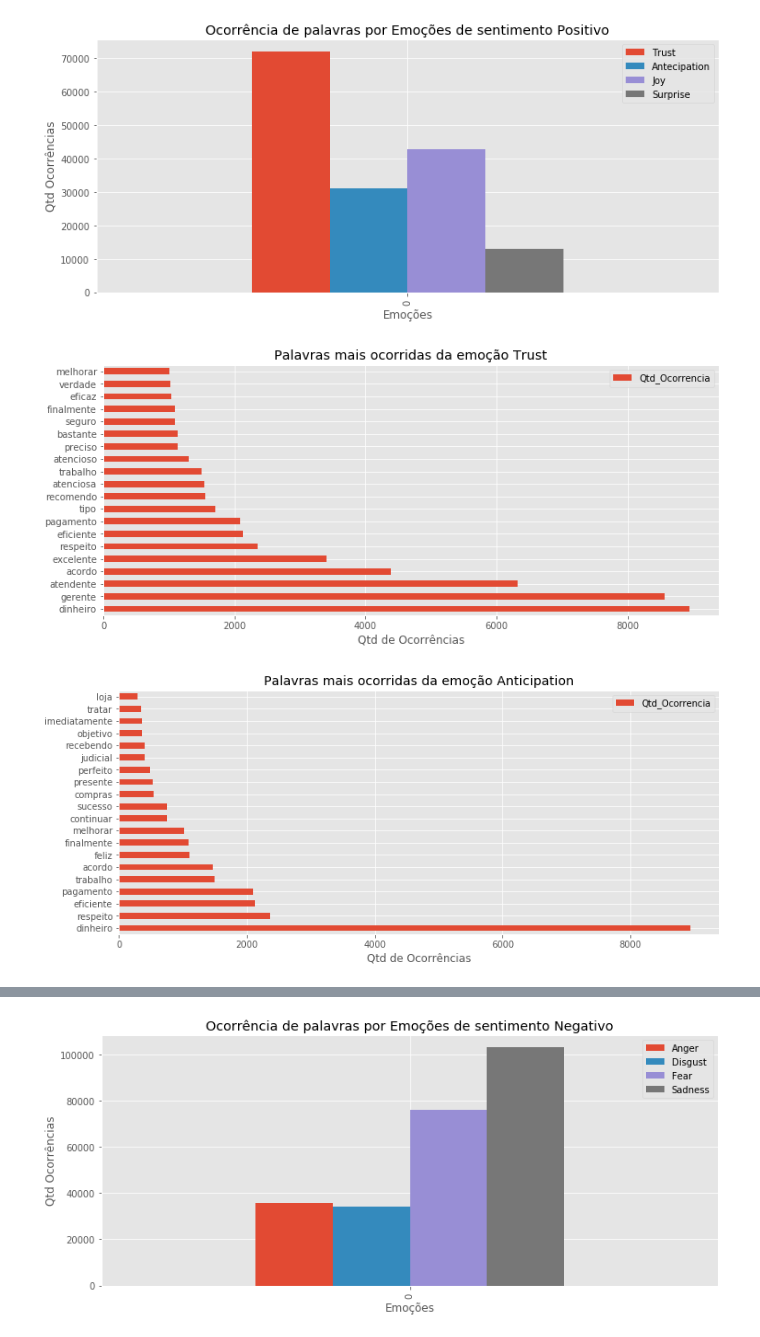
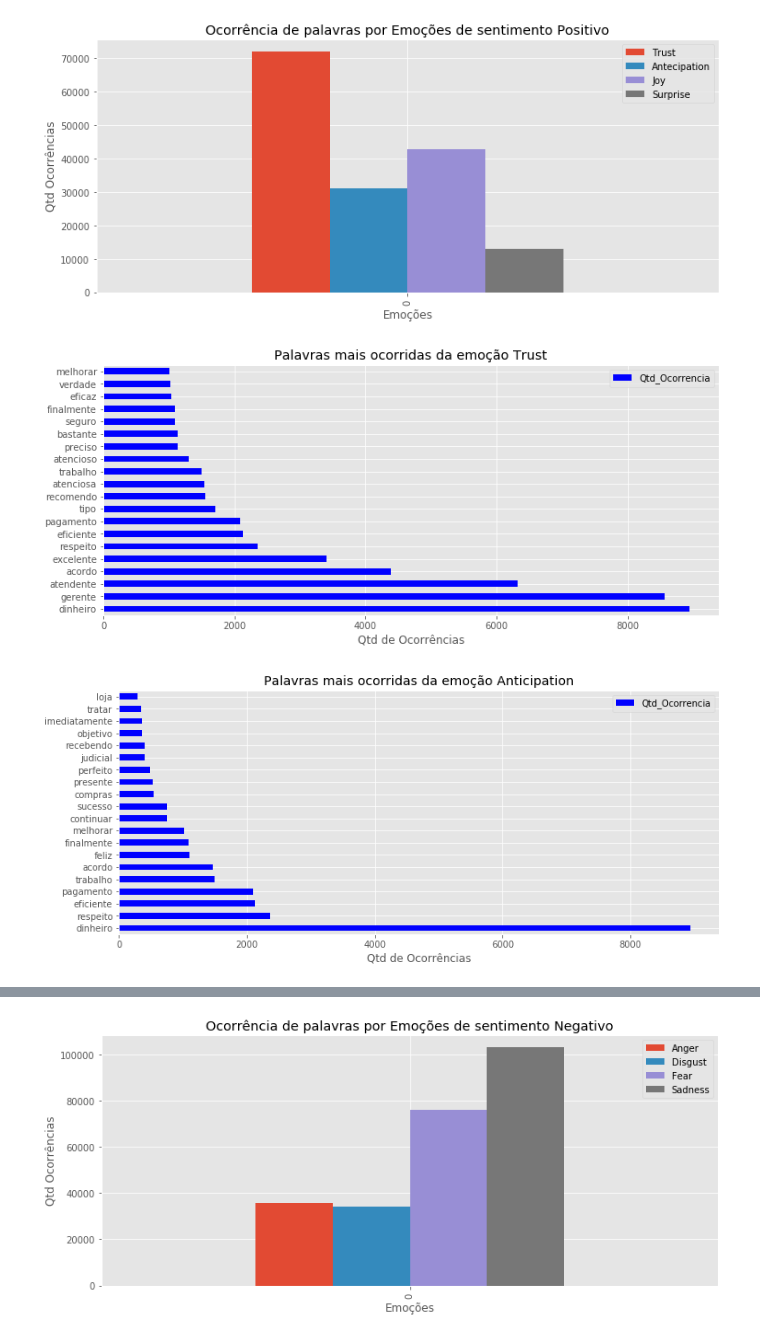
Before and after one commit to FIlipeRBLuz/Data-Science, a Jupyter notebook: NLP_RECLAME_AQUI_V2_0.ipynb, the cells around one changed output, grey strips where cells are left out. Saved outputs shown, nothing was run; the diff lists cells and outputs as text; code cells hidden in the pictures.

```diff
--- a/NLP_RECLAME_AQUI_V2_0.ipynb
+++ b/NLP_RECLAME_AQUI_V2_0.ipynb
@@ -61,3 +80,0 @@ df_rnk_reclamacao = df_ranking.merge(df_reclamacoes, left_on="companyId", right_
-# %%
-# Atribuindo colun ID como indice para facilitar etapa de merge
-df_rnk_reclamacao = df_rnk_reclamacao.set_index("id")
@@ -499,0 +530,22 @@ for idx, word in zip(df_rnk_reclamacao.index,df_rnk_reclamacao["evaluation"]):
+# %%
+tokenize = []
+
+
+# = nltk.FreqDist(w.lower() for w in floresta.words() if w not in stopwords)
+
+for idx, word in zip(df_rnk_reclamacao.index,df_rnk_reclamacao["evaluation"]):
+
+    if word not in stopwords_pt:
+        [tokenize.extend( (nltk.word_tokenize(word))), idx]
+
+
+print(len(tokenize))
+
+
+bagofWords = []
+
+for i in tokenize:
+  if i in lexico.index:
+    bagofWords.append(i)
+
+tokenize = bagofWords
@@ -499,0 +558,4 @@ for idx, word in zip(df_rnk_reclamacao.index,df_rnk_reclamacao["evaluation"]):
+# %%
+df_reclamacao = df_rnk_reclamacao.copy()
+
+df_rnk_reclamacao = pd.DataFrame(tokenize, columns=["Words"]).merge(lexico, right_on=lexico.index, left_on='Words', how="left").fillna(0)
@@ -541,10 +782,10 @@ plt.show()
 # %% [output]
 [figure]
 # %%
-palavras_positivas_trust = teste[(teste.Positive=='1') & (teste.Trust=='1') ]
-palavras_positivas_anticipation = teste[(teste.Positive=='1') & (teste.Anticipation=='1') ]
-palavras_positivas_joy = teste[(teste.Positive=='1') & (teste.Joy=='1') ]
-palavras_positivas_surprise = teste[(teste.Positive=='1') & (teste.Surprise=='1') ]
+palavras_positivas_trust = df_rnk_reclamacao[(df_rnk_reclamacao.Positive=='1') & (df_rnk_reclamacao.Trust=='1') ]
+palavras_positivas_anticipation = df_rnk_reclamacao[(df_rnk_reclamacao.Positive=='1') & (df_rnk_reclamacao.Anticipation=='1') ]
+palavras_positivas_joy = df_rnk_reclamacao[(df_rnk_reclamacao.Positive=='1') & (df_rnk_reclamacao.Joy=='1') ]
+palavras_positivas_surprise = df_rnk_reclamacao[(df_rnk_reclamacao.Positive=='1') & (df_rnk_reclamacao.Surprise=='1') ]
 # %%
 sentimentos_positivos  = pd.DataFrame([[palavras_positivas_trust["Trust"].values.astype(int).sum()\
                                         ,palavras_positivas_anticipation["Anticipation"].values.astype(int).sum()\
@@ -564,24 +805,24 @@ palavras_positivas_trust[["Trust","Positive","Surprise","Joy","Trust"]] = palavr
 # %%
 from collections import Counter
 
 pd.DataFrame.from_dict(Counter(palavras_positivas_trust["Words"]), orient='index',\
                        columns=["Qtd_Ocorrencia"]).sort_values(ascending=False, by="Qtd_Ocorrencia")[:20]\
-.plot(kind="barh", figsize=(12,5))
+.plot(kind="barh", figsize=(12,5),color='blue')
 plt.title("Palavras mais ocorridas da emoção Trust")
 plt.xlabel("Qtd de Ocorrências")
 plt.show()
 # %% [output]
-[figure, old version]
+[figure, new version]
 # %%
 
 pd.DataFrame.from_dict(Counter(palavras_positivas_anticipation["Words"]), orient='index',\
                        columns=["Qtd_Ocorrencia"]).sort_values(ascending=False, by="Qtd_Ocorrencia")[:20]\
-.plot(kind="barh", figsize=(12,5))
+.plot(kind="barh", figsize=(12,5),color='blue')
 plt.title("Palavras mais ocorridas da emoção Anticipation")
 plt.xlabel("Qtd de Ocorrências")
 plt.show()
 # %% [output]
-[figure, old version]
+[figure, new version]
 # %%
 
 pd.DataFrame.from_dict(Counter(palavras_positivas_joy["Words"]), orient='index',\
```
Also changed, not shown: parts of 100 cells of this notebook.
